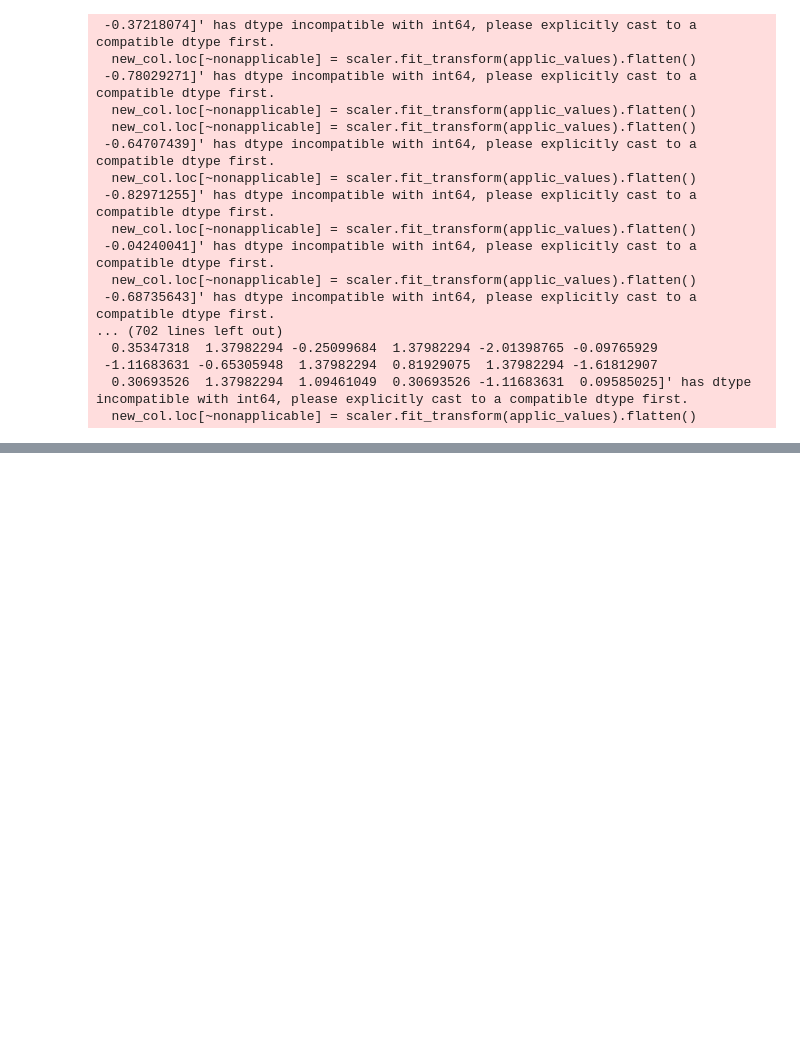
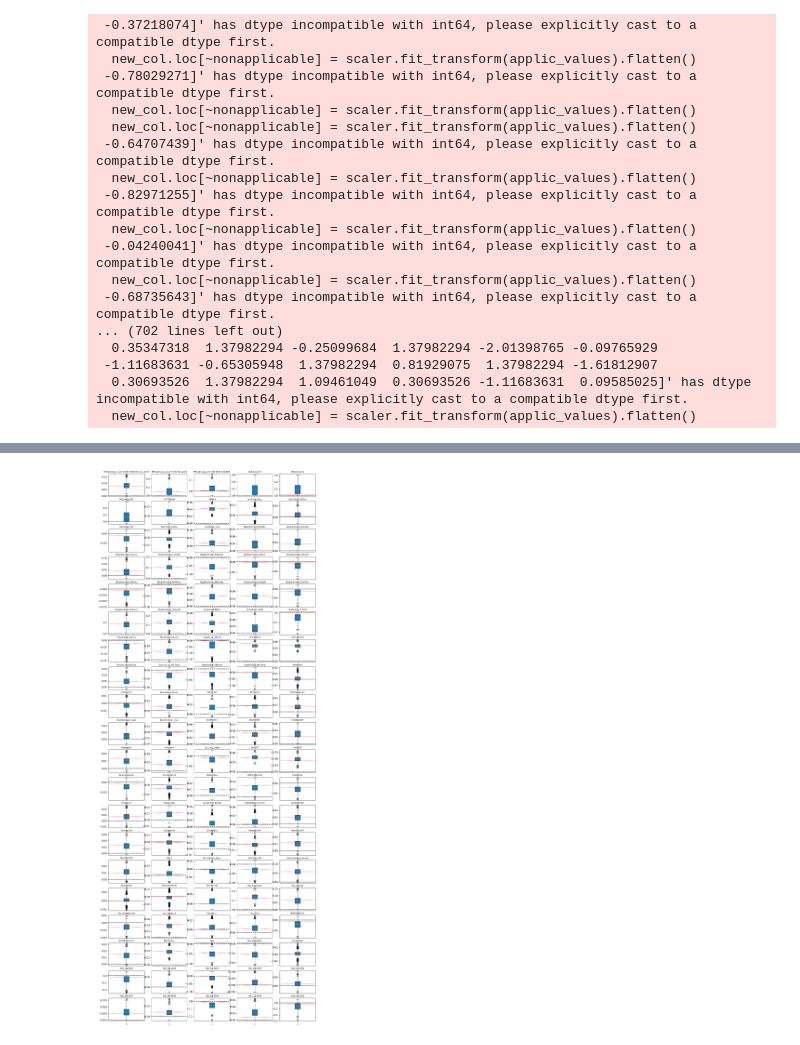
Before and after one commit to Interorm/ECMT3185-NumericalAssignment, a Jupyter notebook: analysis/Lasso.ipynb, the cells around one changed output, grey strips where cells are left out. Cells and saved outputs as stored; diff of their text form; code cells hidden in the pictures; blank space fills up the shorter version.

```diff
--- a/analysis/Lasso.ipynb
+++ b/analysis/Lasso.ipynb
@@ -198,0 +251,27 @@ if SAVE:
+# %%
+import numpy as np
+import matplotlib.pyplot as plt
+
+def Coefficient_Boxplots(B_Coefficients:pd.Series, Lasso_Orig:LassoCV, var_names:list, cutoff:int=0.0):
+
+    relevant_cols = []
+    for i, var in enumerate(var_names):
+        values = np.array([B[var] for B in B_Coefficients])
+        if np.count_nonzero(values) / len(values) >= cutoff:
+            relevant_cols.append({'var':var, 'coefs':values, 'index':i})
+
+    boxplot_rows = int(np.ceil(len(relevant_cols) / 5))
+    fig, axes = plt.subplots(boxplot_rows, 5, figsize=(15, 2*boxplot_rows))
+    axes = axes.flatten()
+
+    for ax, var in zip(axes, relevant_cols):
+        ax.boxplot(var['coefs'], patch_artist=True)
+        ax.axhline(y = 0, color='black', ls = '--')
+        ax.axhline(y = Lasso_Orig.coef_[var['index']], color = 'red', ls=':')
+        ax.set_title(var['var'], fontsize=8)
+
+    plt.show()
+# %%
+Coefficient_Boxplots(BootstrappedModels['coefficients'], lasso_model, X.columns, 0.75)
+# %% [output]
+[figure, added]
```
Also changed, not shown: parts of 6 cells of this notebook, 1 other file.
